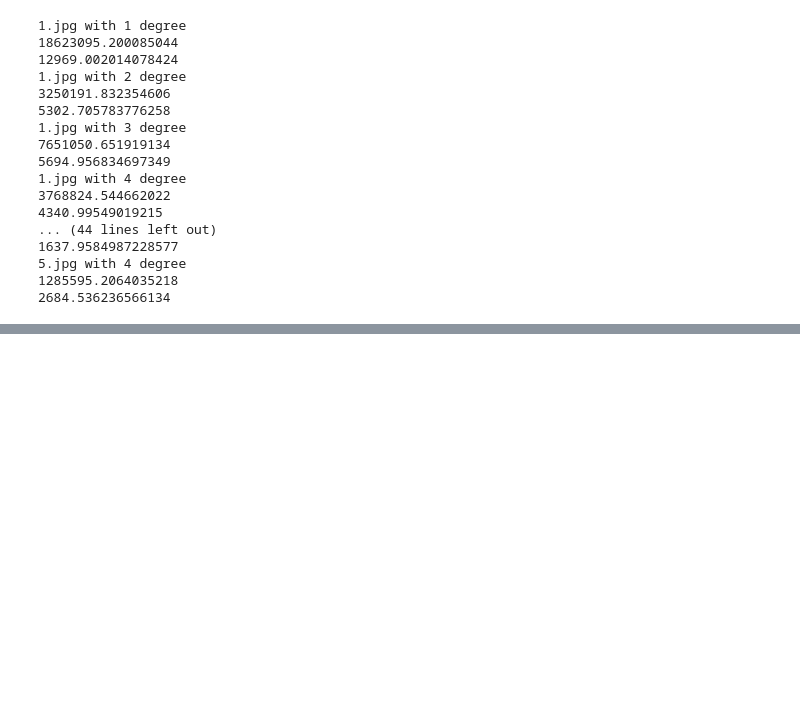
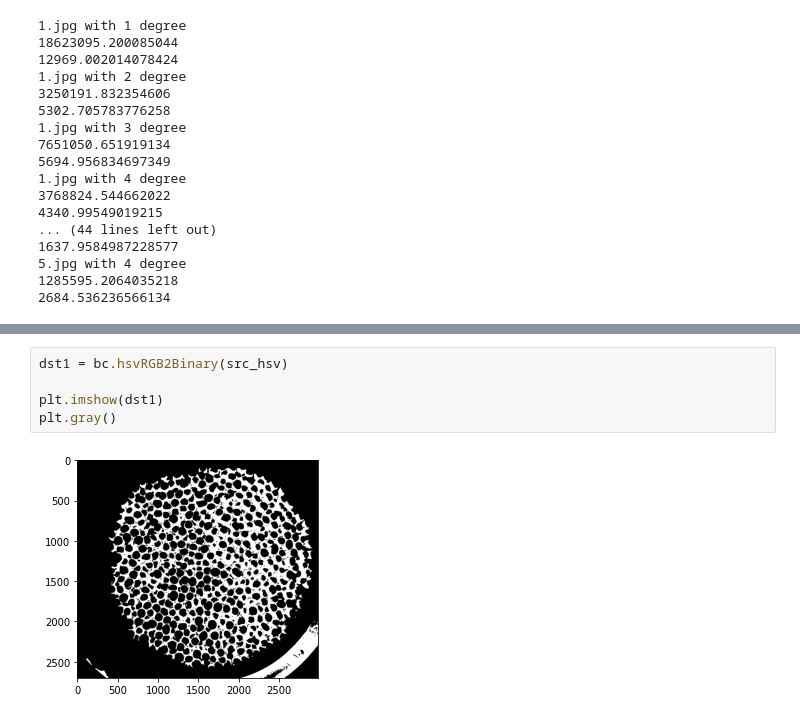
Before and after one commit to skyriver228/PNU-bean-count-night, a Jupyter notebook: main.ipynb, the cells around one changed output, grey strips where cells are left out. Cells and saved outputs as stored; diff of their text form; blank space fills up the shorter version.

```diff
--- a/main.ipynb
+++ b/main.ipynb
@@ -317,0 +489,7 @@ error_df
+# %%
+dst1 = bc.hsvRGB2Binary(src_hsv)
+
+plt.imshow(dst1)
+plt.gray()
+# %% [output]
+[figure, added]
```
Also changed, not shown: parts of 21 cells of this notebook, 6 other files.
